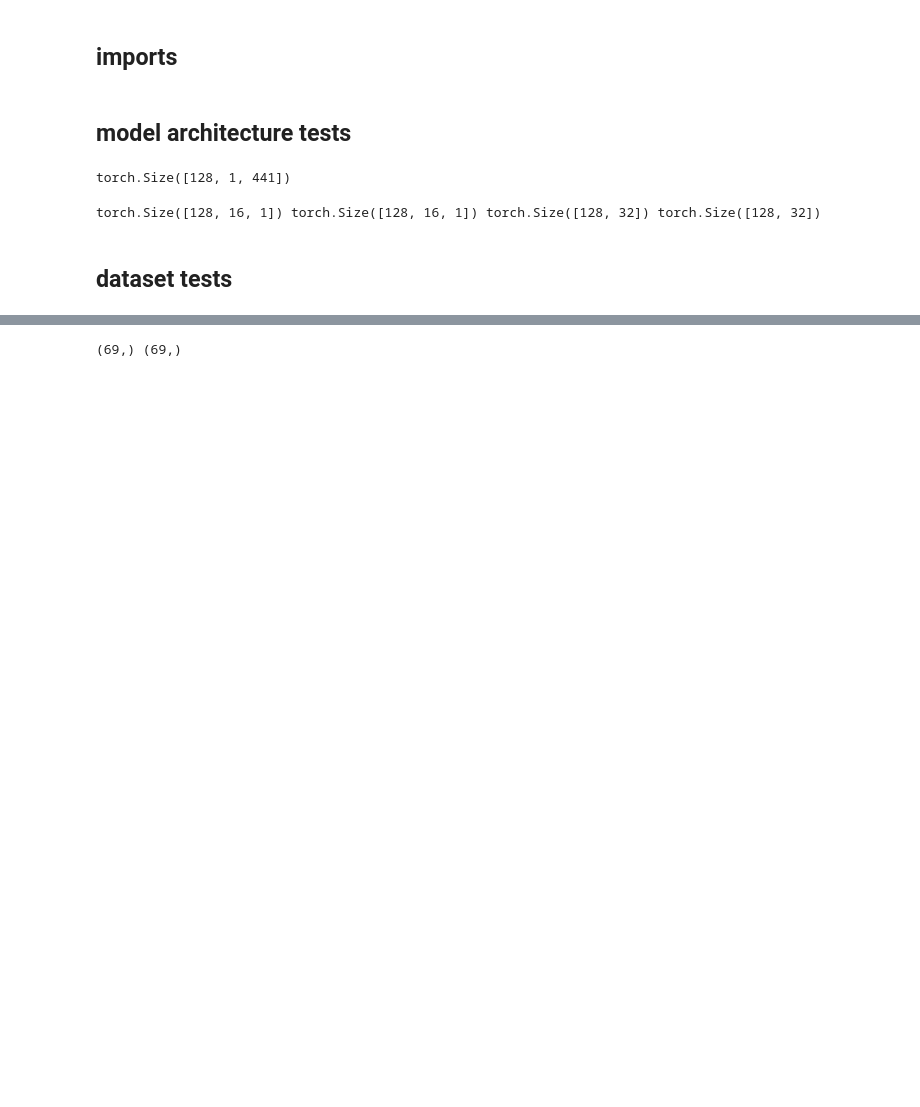
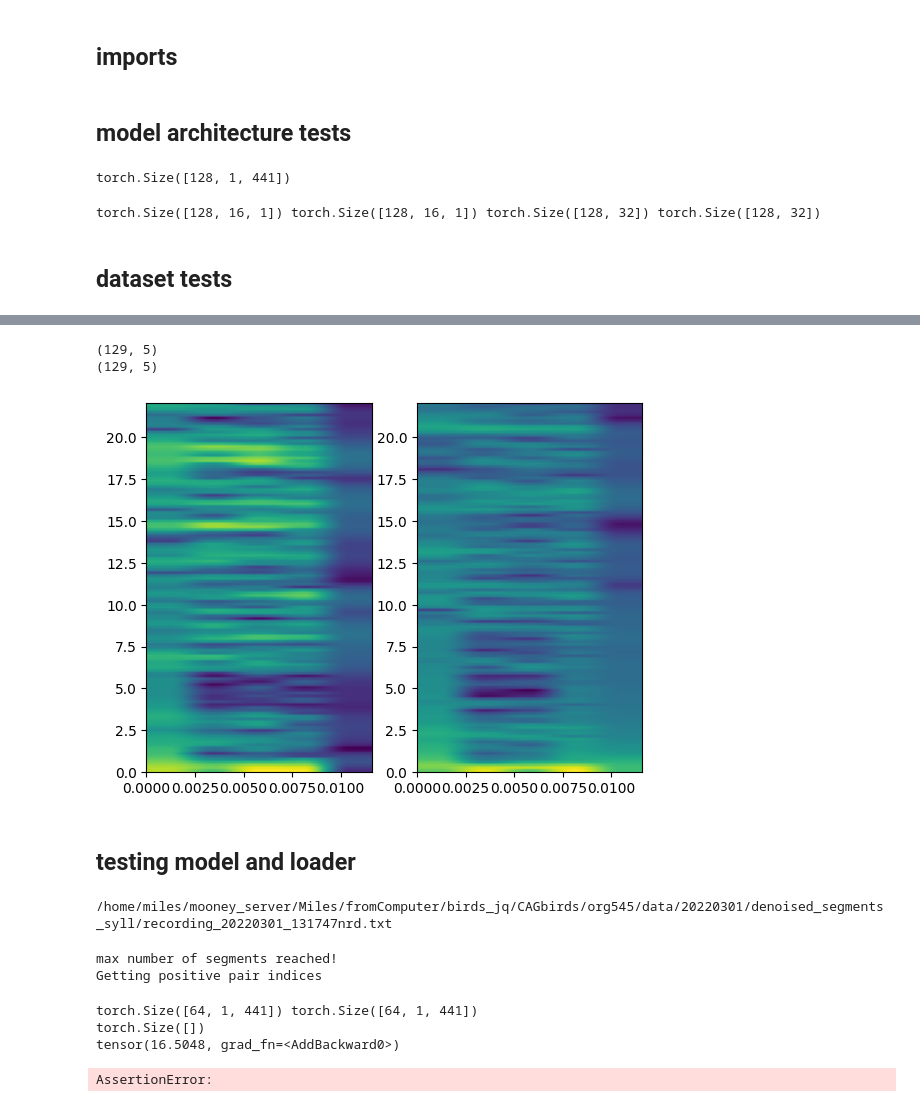
Before and after one commit to mdmarti/self-supervised-audio, a Jupyter notebook: testing.ipynb, the cells around one changed output, grey strips where cells are left out. Saved outputs shown, nothing was run; the diff lists cells and outputs as text; code cells hidden in the pictures; blank space fills up the shorter version.

Commit message:
updating data testing

```diff
--- a/testing.ipynb
+++ b/testing.ipynb
@@ -78,6 +78,50 @@ Getting positive pair indices
-# %%
-r = rois[0]
-x,y = np.loadtxt(r,delimiter=' ',unpack=True)
-print(x.shape,y.shape)
-# %% [output]
-(69,) (69,)
+# %%
+x1,x2 = ds1[6]
+x1n,x2n = x1.detach().cpu().numpy(), x2.detach().cpu().numpy()
+# %%
+from scipy.signal import stft
+
+f1,t1,sxx1 = stft(x1n,fs=ds1.fs)
+f2,t2,sxx2 = stft(x2n,fs=ds1.fs)
+print(sxx1.shape)
+print(sxx2.shape)
+# %% [output]
+(129, 5)
+(129, 5)
+# %%
+%matplotlib inline
+import matplotlib.pyplot as plt
+sxx1p = np.log(np.abs(sxx1))
+sxx2p = np.log(np.abs(sxx2))
+fig,(ax1,ax2) = plt.subplots(nrows=1,ncols=2)
+#print(f1)
+ax1.imshow(sxx1p,origin='lower',extent=[t1[0],t1[-1],f1[0]/1e3,f1[-1]/1e3],aspect='auto')
+ax2.imshow(sxx2p,origin='lower',extent=[t2[0],t2[-1],f2[0]/1e3,f2[-1]/1e3],aspect='auto')
+
+plt.show()
+plt.close()
+# %% [output]
+[figure, added]
+# %% [markdown]
+## testing model and loader
+# %%
+import os
+import glob
+import data as dt
+import numpy as np
+from torch.utils.data import DataLoader
+
+#### Load data #####
+path = '/home/miles/mooney_server/Miles/fromComputer/birds_jq/CAGbirds/org545/data'
+days = glob.glob(os.path.join(path,'[0-9]*'))
+audio = [glob.glob(os.path.join(d,'denoised','*.wav')) for d in days]
+rois = [glob.glob(os.path.join(d,'denoised_segments_syll','*.txt')) for d in days]
+audio = sum(audio,[])
+rois = sum(rois,[])
+
+ds1 = dt.waveformSet(audio,rois,maxSegs=50,seed=100)
+dl1 = DataLoader(ds1,batch_size=64,shuffle=True,num_workers = os.cpu_count()//3)
+# %% [output]
+/home/miles/mooney_server/Miles/fromComputer/birds_jq/CAGbirds/org545/data/20220301/denoised_segments_syll/recording_20220301_131747nrd.txt
+max number of segments reached!
+Getting positive pair indices
@@ -83,0 +141,19 @@ print(x.shape,y.shape)
+# %%
+for batch in dl1:
+
+    x1,x2 = batch
+    x1,x2 = x1[:,None,:],x2[:,None,:] # reshape to B x C x L
+    print(x1.shape,x2.shape)
+    d1,d2 = denc(x1),denc(x2)
+    s1,s2 = senc(x1),senc(x2)
+    e1,e2 = vicreg.encoder(x1),vicreg.encoder(x2)
+
+    loss = vicreg(x1,x2)
+    print(loss.shape)
+    print(loss)
+    assert False
+# %% [output]
+torch.Size([64, 1, 441]) torch.Size([64, 1, 441])
+torch.Size([])
+tensor(16.5048, grad_fn=<AddBackward0>)
+AssertionError:
```
Also changed, not shown: parts of 3 cells of this notebook.
